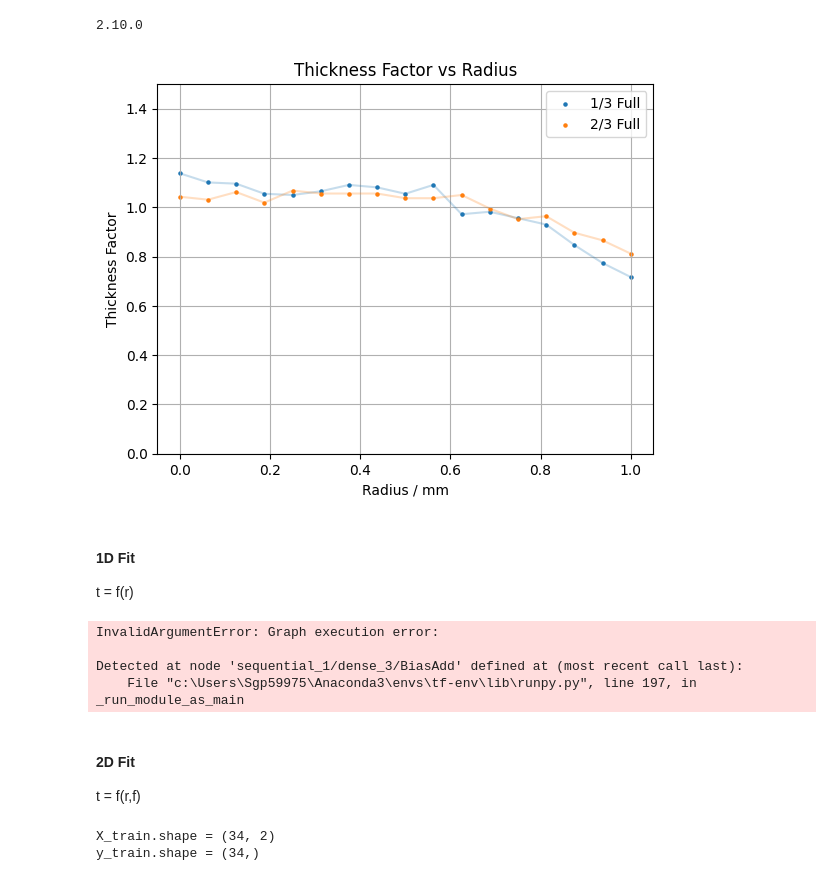
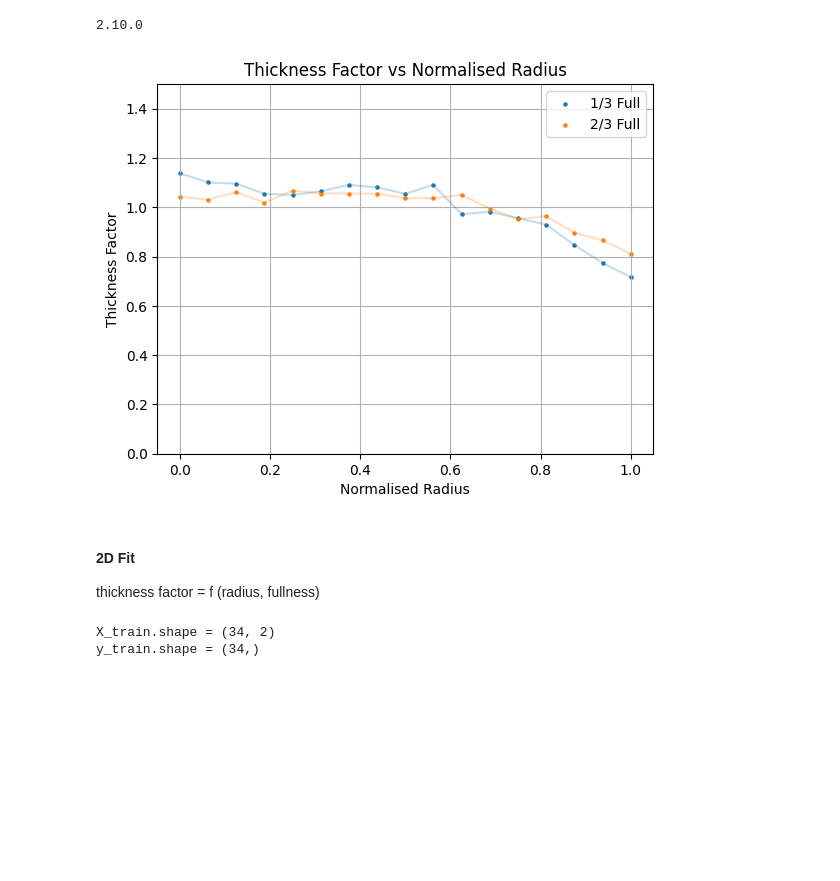
Before and after one commit to ryanlleung/TapeTargetry, a Jupyter notebook: tapenn.ipynb, the cells around one changed output. Cells and saved outputs as stored; diff of their text form; code cells hidden in the pictures; blank space fills up the shorter version.

Commit message:
tapenn graphs generated

```diff
--- a/tapenn.ipynb
+++ b/tapenn.ipynb
@@ -12,27 +12,24 @@ print(tf.__version__)
 # %%
 # Data
 radii = [0, 10, 20, 30, 40, 50, 60, 70, 80, 90, 100, 110, 120, 130, 140, 150, 160]
 thickness_factors1 = [1.138, 1.101, 1.096, 1.055, 1.05, 1.065, 1.091, 1.081, 1.055, 1.091, 0.972, 0.982, 0.956, 0.93, 0.847, 0.774, 0.717]
 thickness_factors2 = [1.043, 1.031, 1.062, 1.019, 1.068, 1.056, 1.056, 1.056, 1.037, 1.037, 1.05, 0.995, 0.952, 0.964, 0.897, 0.866, 0.812]
 
 max_radius = max(radii)
 radii_norm = np.array(radii)/max_radius
 thickness_factors1 = np.array(thickness_factors1)
 thickness_factors2 = np.array(thickness_factors2)
 
 plt.scatter(radii_norm, thickness_factors1, label='1/3 Full', s=5)
 plt.scatter(radii_norm, thickness_factors2, label='2/3 Full', s=5)
 plt.plot(radii_norm, thickness_factors1, alpha=0.25)
 plt.plot(radii_norm, thickness_factors2, alpha=0.25)
-plt.xlabel('Radius / mm')
+plt.xlabel('Normalised Radius')
 plt.ylabel('Thickness Factor')
-plt.title('Thickness Factor vs Radius')
+plt.title('Thickness Factor vs Normalised Radius')
 plt.ylim(0, 1.5)
 plt.legend()
 plt.grid()
 plt.show()
 # %% [output]
-[figure, old version]
+[figure, new version]
-# %% [markdown]
-#### 1D Fit
-t = f(r)
@@ -52,27 +36,6 @@ history = model.fit(radii_norm, thickness_factors2, epochs=5000, verbose=0)
-# %%
-# Generate predictions
-radii_test = np.arange(0, 170, 1)/160
-y_pred = model.predict(radii_test)
-
-# Plot the results
-# plt.scatter(x_test, y_test, label='Actual', s=3)
-plt.scatter(radii_norm, thickness_factors2, s=3, c='C0')
-plt.plot(radii_test, y_pred, label='Predicted')
-plt.xlabel('Normalised Radius')
-plt.ylabel('Thickness Factor')
-plt.ylim(0, 1.5)
-plt.title('Thickness Factor vs Normalised Radius')
-plt.legend()
-plt.grid()
-plt.show()
-# %% [output]
-InvalidArgumentError: Graph execution error:
-
-Detected at node 'sequential_1/dense_3/BiasAdd' defined at (most recent call last):
-    File "c:\Users\Sgp59975\Anaconda3\envs\tf-env\lib\runpy.py", line 197, in _run_module_as_main
 # %% [markdown]
 #### 2D Fit
-t = f(r,f)
+thickness factor = f (radius, fullness)
 # %%
 full1 = 0.333
 full2 = 0.667
```
Also changed, not shown: parts of 17 cells of this notebook, 3 other files.
